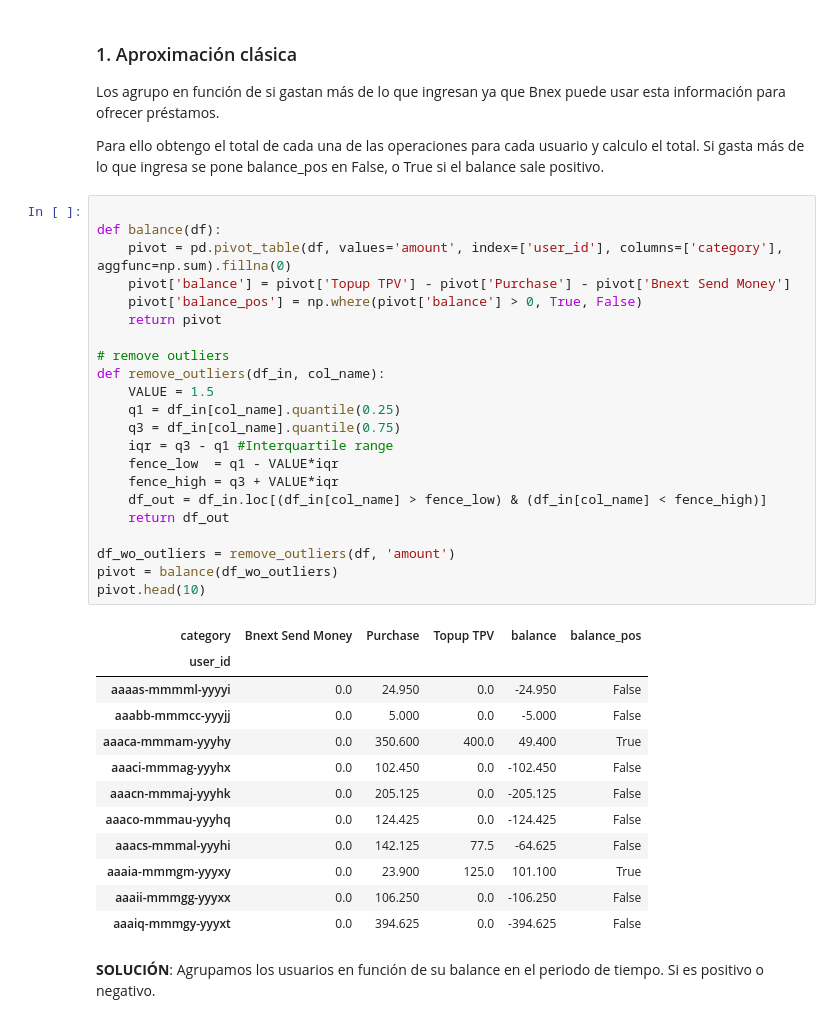
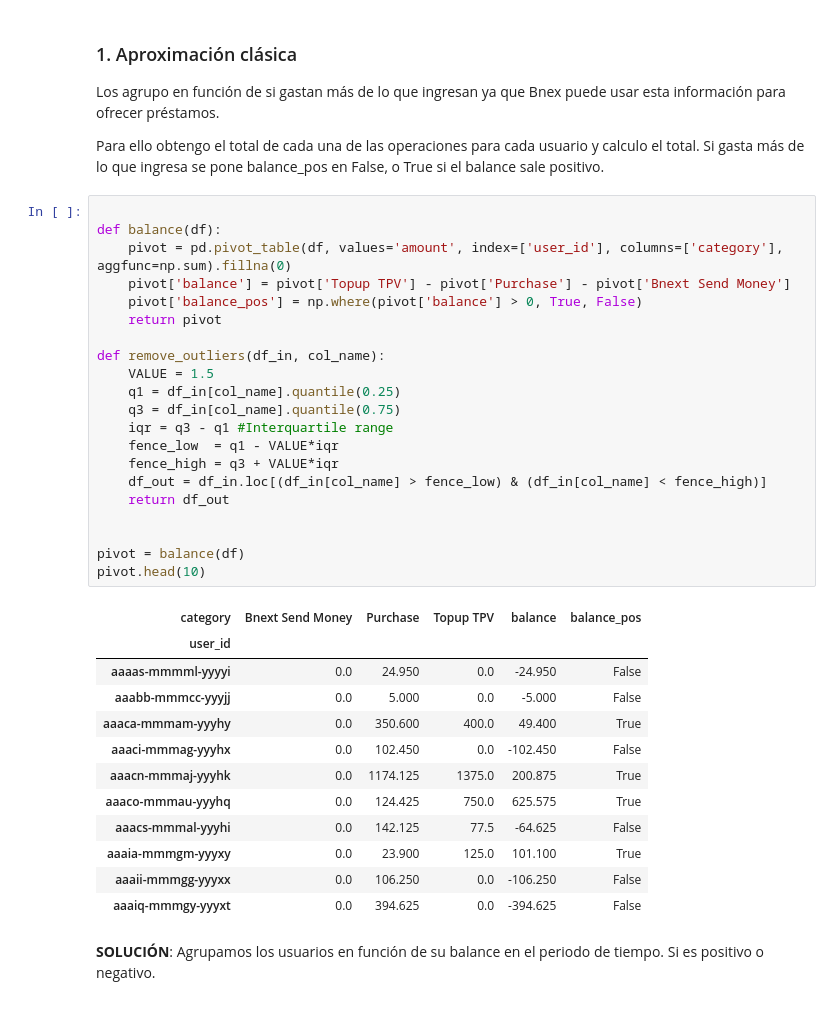
Before and after one commit to albertogcmr/fintech-technical-test, a Jupyter notebook: main.ipynb, the cells around one changed output. Cells and saved outputs as stored; diff of their text form.

```diff
--- a/main.ipynb
+++ b/main.ipynb
@@ -39,34 +39,33 @@ Si gasta más de lo que ingresa se pone balance_pos en False, o True si el balan
 # %%
 
 def balance(df):
     pivot = pd.pivot_table(df, values='amount', index=['user_id'], columns=['category'], aggfunc=np.sum).fillna(0)
     pivot['balance'] = pivot['Topup TPV'] - pivot['Purchase'] - pivot['Bnext Send Money']
     pivot['balance_pos'] = np.where(pivot['balance'] > 0, True, False)
     return pivot
 
-# remove outliers
 def remove_outliers(df_in, col_name):
     VALUE = 1.5
     q1 = df_in[col_name].quantile(0.25)
     q3 = df_in[col_name].quantile(0.75)
     iqr = q3 - q1 #Interquartile range
     fence_low  = q1 - VALUE*iqr
     fence_high = q3 + VALUE*iqr
     df_out = df_in.loc[(df_in[col_name] > fence_low) & (df_in[col_name] < fence_high)]
     return df_out
 
-df_wo_outliers = remove_outliers(df, 'amount')
-pivot = balance(df_wo_outliers)
+
+pivot = balance(df)
 pivot.head(10)
 # %% [output]
 | category | Bnext Send Money | Purchase | Topup TPV | balance | balance_pos |
 | user_id |  |  |  |  |  |
 | aaaas-mmmml-yyyyi | 0.0 | 24.950 | 0.0 | -24.950 | False |
 | aaabb-mmmcc-yyyjj | 0.0 | 5.000 | 0.0 | -5.000 | False |
 | aaaca-mmmam-yyyhy | 0.0 | 350.600 | 400.0 | 49.400 | True |
 | aaaci-mmmag-yyyhx | 0.0 | 102.450 | 0.0 | -102.450 | False |
-| aaacn-mmmaj-yyyhk | 0.0 | 205.125 | 0.0 | -205.125 | False |
-| aaaco-mmmau-yyyhq | 0.0 | 124.425 | 0.0 | -124.425 | False |
+| aaacn-mmmaj-yyyhk | 0.0 | 1174.125 | 1375.0 | 200.875 | True |
+| aaaco-mmmau-yyyhq | 0.0 | 124.425 | 750.0 | 625.575 | True |
 | aaacs-mmmal-yyyhi | 0.0 | 142.125 | 77.5 | -64.625 | False |
 | aaaia-mmmgm-yyyxy | 0.0 | 23.900 | 125.0 | 101.100 | True |
 | aaaii-mmmgg-yyyxx | 0.0 | 106.250 | 0.0 | -106.250 | False |
```
Also changed, not shown: parts of 15 cells of this notebook, 1 other file.
